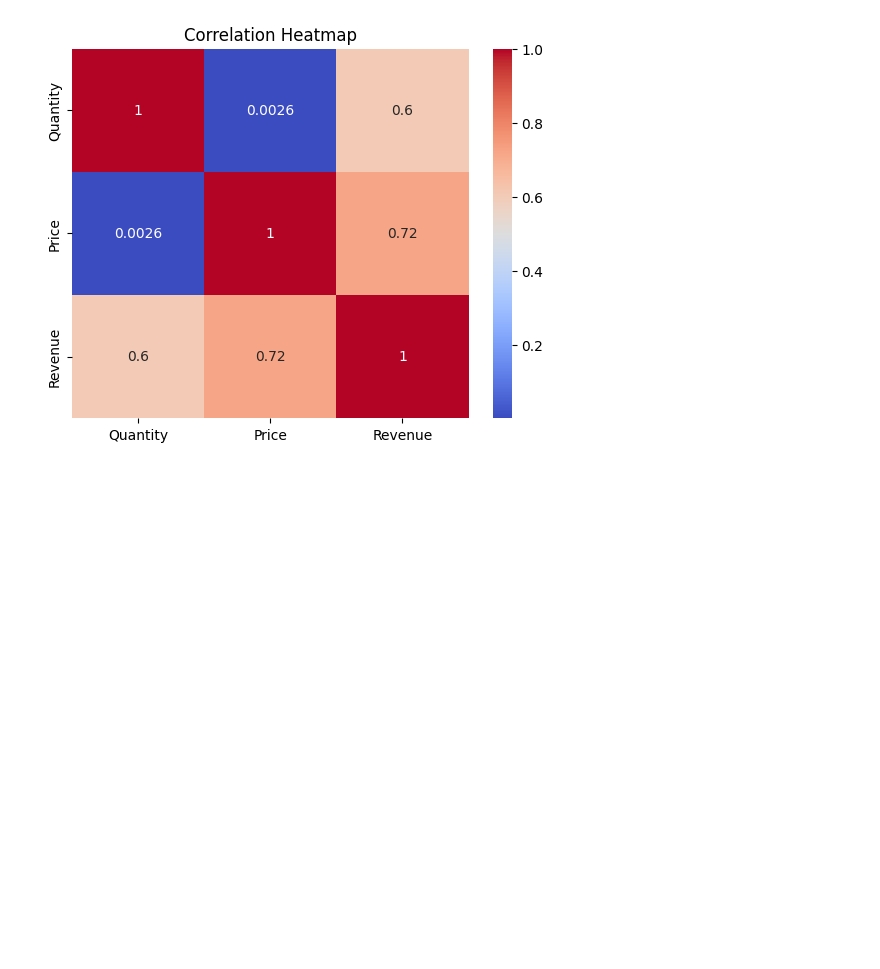
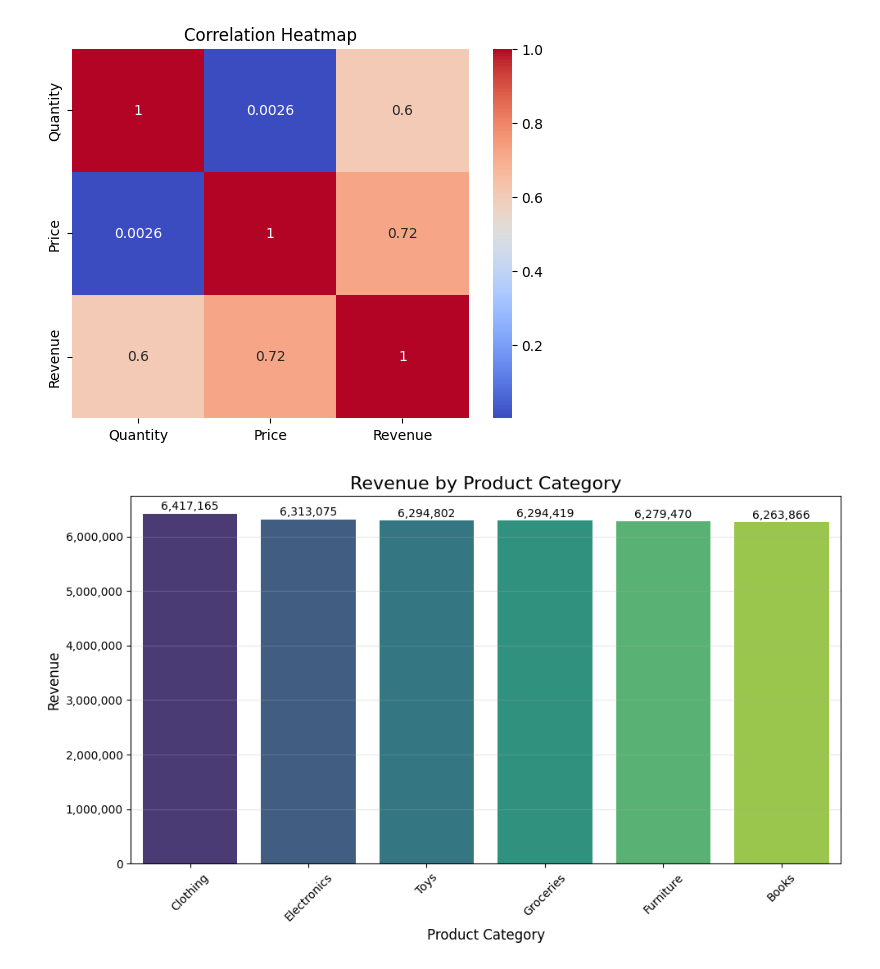
Before and after one commit to rashmimurali/Customer-Segmentation, a Jupyter notebook: CustomerSegmentation.ipynb, the cells around one changed output. Cells and saved outputs as stored; diff of their text form; code cells hidden in the pictures; blank space fills up the shorter version.

```diff
--- a/CustomerSegmentation.ipynb
+++ b/CustomerSegmentation.ipynb
@@ -167,3 +166,36 @@ plt.title("Correlation Heatmap")
 plt.show()
 # %% [output]
 [figure]
+# %%
+import seaborn as sns
+import matplotlib.pyplot as plt
+import matplotlib.ticker as mtick
+
+# Add the Revenue column
+df["Revenue"] = df["Quantity"] * df["Price"]
+
+# ---------------------------
+# Step 1: Revenue by Product Category
+# ---------------------------
+category_revenue = df.groupby("ProductCategory")["Revenue"].sum().sort_values(ascending=False)
+
+# ---------------------------
+# Step 2: Plot
+# ---------------------------
+plt.figure(figsize=(10,6))
+sns.barplot(x=category_revenue.index, y=category_revenue.values, palette="viridis", hue=category_revenue.index, legend=False)
+
+# Annotate bars with revenue numbers
+for i, value in enumerate(category_revenue.values):
+    plt.text(i, value + value*0.01, f"{value:,.0f}", ha='center', fontsize=10)
+
+plt.title("Revenue by Product Category", fontsize=16)
+plt.xlabel("Product Category", fontsize=12)
+plt.ylabel("Revenue", fontsize=12)
+plt.gca().yaxis.set_major_formatter(mtick.StrMethodFormatter('{x:,.0f}'))  # commas
+plt.xticks(rotation=45)
+plt.grid(axis='y', alpha=0.3)
+plt.tight_layout()
+plt.show()
+# %% [output]
+[figure, added]
```
Also changed, not shown: parts of 2 cells of this notebook.
